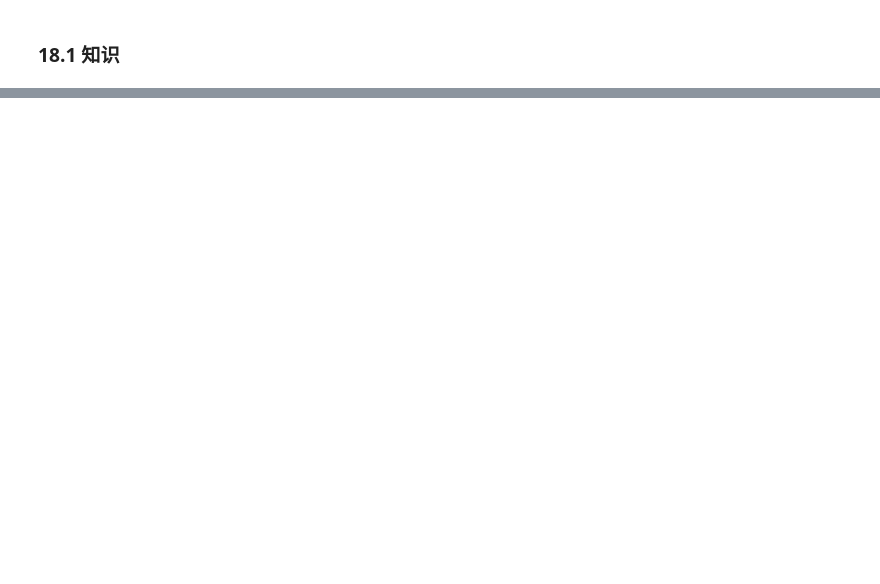
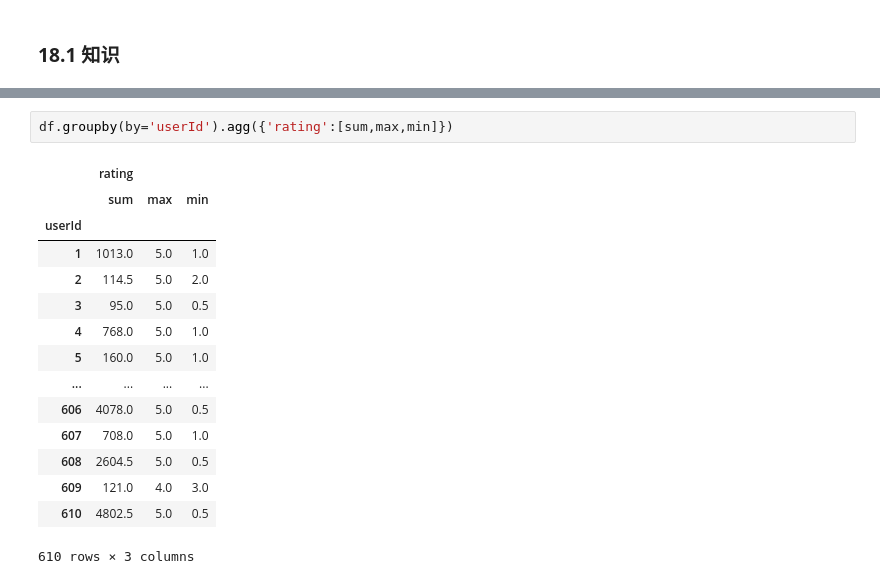
Before and after one commit to Guowm2000/LearningPandas-2, a Jupyter notebook: Pandas学习(5).ipynb, the cells around one changed output, grey strips where cells are left out. Drawn from its saved outputs; the diff is of its cells as text; blank space fills up the shorter version.

```diff
--- a/Pandas学习(5).ipynb
+++ b/Pandas学习(5).ipynb
@@ -162,0 +268,18 @@ df_sub.reset_index(drop=True,inplace=True)
+# %%
+df.groupby(by='userId').agg({'rating':[sum,max,min]})
+# %% [output]
+|  | rating |  |  |
+|  | sum | max | min |
+| userId |  |  |  |
+| 1 | 1013.0 | 5.0 | 1.0 |
+| 2 | 114.5 | 5.0 | 2.0 |
+| 3 | 95.0 | 5.0 | 0.5 |
+| 4 | 768.0 | 5.0 | 1.0 |
+| 5 | 160.0 | 5.0 | 1.0 |
+| ... | ... | ... | ... |
+| 606 | 4078.0 | 5.0 | 0.5 |
+| 607 | 708.0 | 5.0 | 1.0 |
+| 608 | 2604.5 | 5.0 | 0.5 |
+| 609 | 121.0 | 4.0 | 3.0 |
+| 610 | 4802.5 | 5.0 | 0.5 |
+610 rows × 3 columns
```
Also changed, not shown: parts of 38 cells of this notebook, 4 other files.
